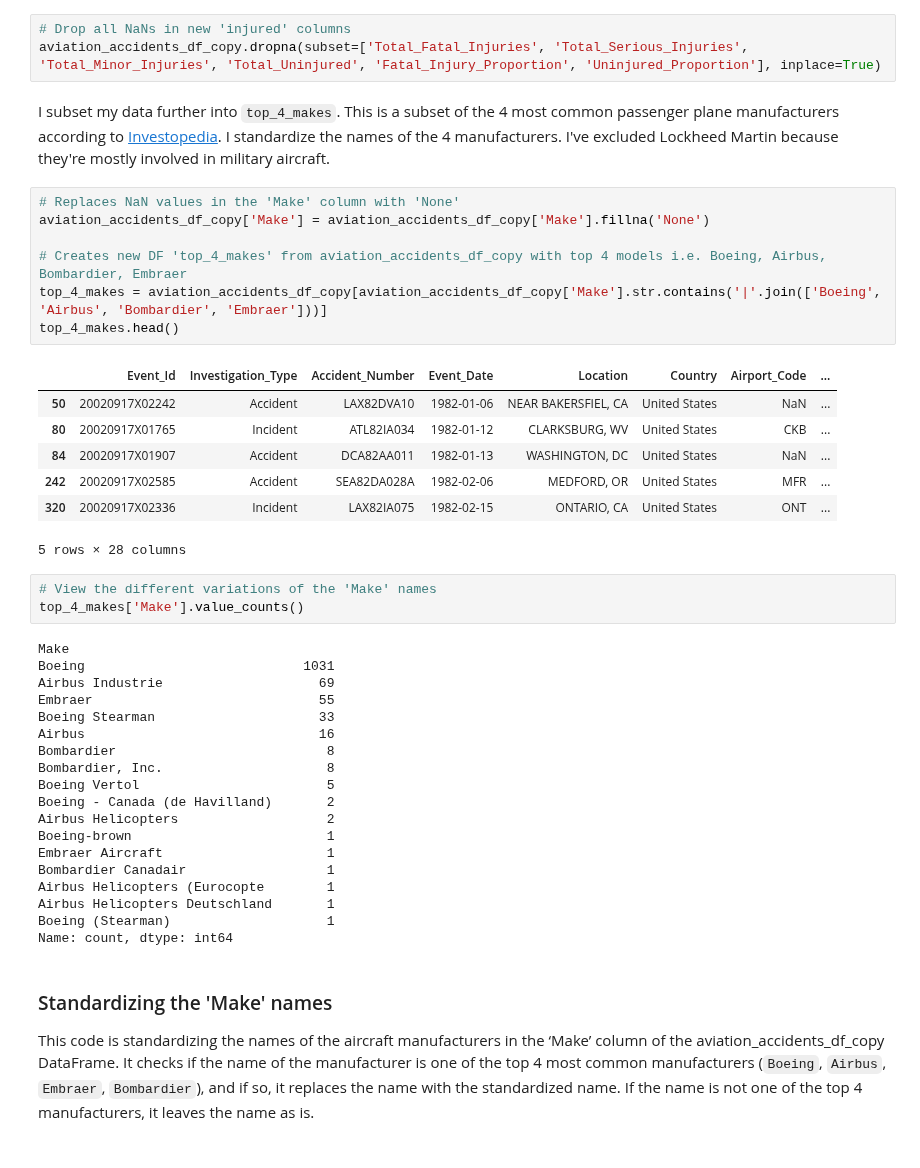
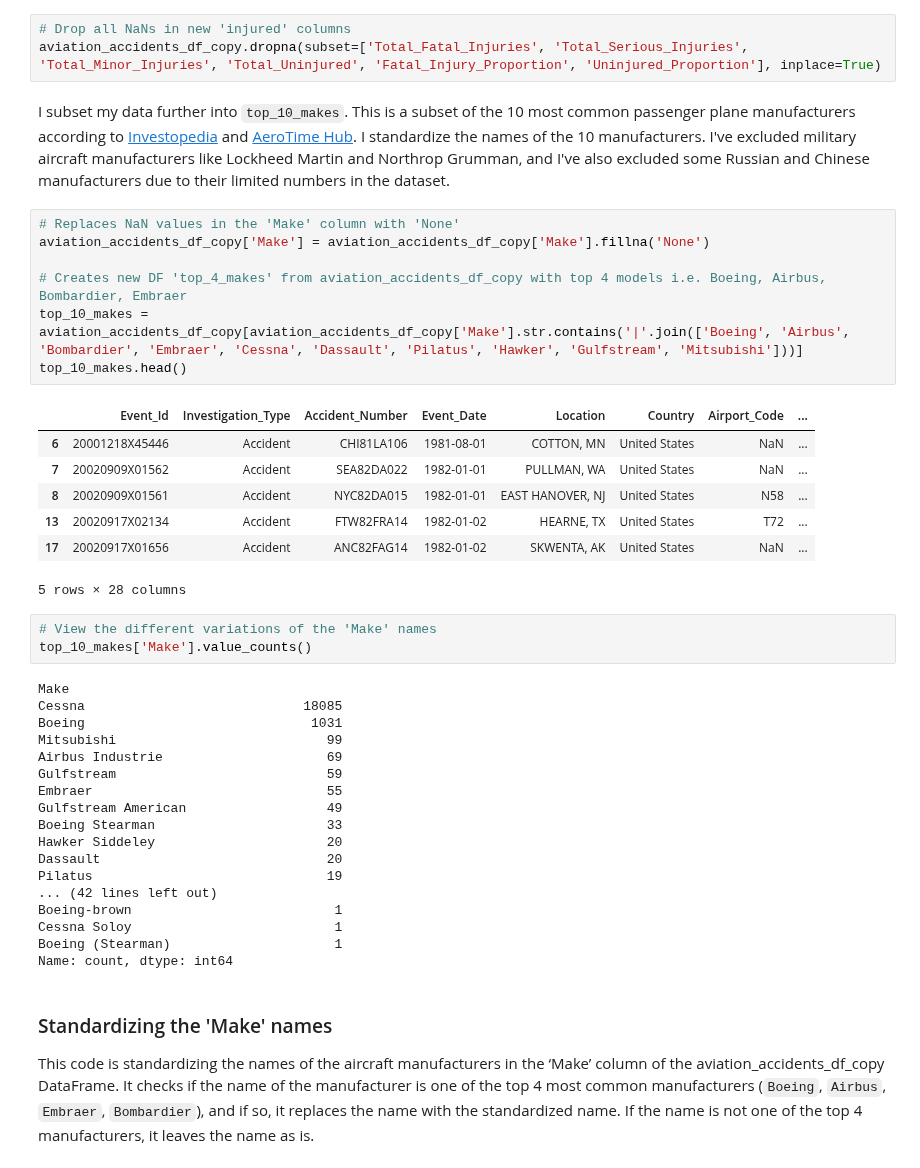
Before and after one commit to kev065/aviation-accidents, a Jupyter notebook: index.ipynb, the cells around one changed output. Drawn from its saved outputs; the diff is of its cells as text.

Commit message:
Add number of aircraft makes from 4 to 10

```diff
--- a/index.ipynb
+++ b/index.ipynb
@@ -188,43 +188,42 @@ aviation_accidents_df_copy[aviation_accidents_df_copy['Fatal_Injury_Proportion']
 # Drop all NaNs in new 'injured' columns
 aviation_accidents_df_copy.dropna(subset=['Total_Fatal_Injuries', 'Total_Serious_Injuries', 'Total_Minor_Injuries', 'Total_Uninjured', 'Fatal_Injury_Proportion', 'Uninjured_Proportion'], inplace=True)
 # %% [markdown]
-I subset my data further into `top_4_makes`. This is a subset of the 4 most common passenger plane manufacturers according to [Investopedia](https://www.investopedia.com/ask/answers/050415/what-companies-are-major-players-airline-supply-business.asp). I standardize the names of the 4 manufacturers. I've excluded Lockheed Martin because they're mostly involved in military aircraft.
+I subset my data further into `top_10_makes`. This is a subset of the 10 most common passenger plane manufacturers according to [Investopedia](https://www.investopedia.com/ask/answers/050415/what-companies-are-major-players-airline-supply-business.asp) and [AeroTime Hub](https://www.aerotime.aero/articles/top-10-largest-aircraft-manufacturers-in-the-world). I standardize the names of the 10 manufacturers. I've excluded military aircraft manufacturers like Lockheed Martin and Northrop Grumman, and I've also excluded some Russian and Chinese manufacturers due to their limited numbers in the dataset.
 # %%
 # Replaces NaN values in the 'Make' column with 'None'
 aviation_accidents_df_copy['Make'] = aviation_accidents_df_copy['Make'].fillna('None')
 
 # Creates new DF 'top_4_makes' from aviation_accidents_df_copy with top 4 models i.e. Boeing, Airbus, Bombardier, Embraer
-top_4_makes = aviation_accidents_df_copy[aviation_accidents_df_copy['Make'].str.contains('|'.join(['Boeing', 'Airbus', 'Bombardier', 'Embraer']))]
-top_4_makes.head()
+top_10_makes = aviation_accidents_df_copy[aviation_accidents_df_copy['Make'].str.contains('|'.join(['Boeing', 'Airbus', 'Bombardier', 'Embraer', 'Cessna', 'Dassault', 'Pilatus', 'Hawker', 'Gulfstream', 'Mitsubishi']))]
+top_10_makes.head()
 # %% [output]
 |  | Event_Id | Investigation_Type | Accident_Number | Event_Date | Location | Country | Airport_Code | ... |
-| 50 | 20020917X02242 | Accident | LAX82DVA10 | 1982-01-06 | NEAR BAKERSFIEL, CA | United States | NaN | ... |
-| 80 | 20020917X01765 | Incident | ATL82IA034 | 1982-01-12 | CLARKSBURG, WV | United States | CKB | ... |
-| 84 | 20020917X01907 | Accident | DCA82AA011 | 1982-01-13 | WASHINGTON, DC | United States | NaN | ... |
-| 242 | 20020917X02585 | Accident | SEA82DA028A | 1982-02-06 | MEDFORD, OR | United States | MFR | ... |
-| 320 | 20020917X02336 | Incident | LAX82IA075 | 1982-02-15 | ONTARIO, CA | United States | ONT | ... |
+| 6 | 20001218X45446 | Accident | CHI81LA106 | 1981-08-01 | COTTON, MN | United States | NaN | ... |
+| 7 | 20020909X01562 | Accident | SEA82DA022 | 1982-01-01 | PULLMAN, WA | United States | NaN | ... |
+| 8 | 20020909X01561 | Accident | NYC82DA015 | 1982-01-01 | EAST HANOVER, NJ | United States | N58 | ... |
+| 13 | 20020917X02134 | Accident | FTW82FRA14 | 1982-01-02 | HEARNE, TX | United States | T72 | ... |
+| 17 | 20020917X01656 | Accident | ANC82FAG14 | 1982-01-02 | SKWENTA, AK | United States | NaN | ... |
 5 rows × 28 columns
 # %%
 # View the different variations of the 'Make' names
-top_4_makes['Make'].value_counts()
+top_10_makes['Make'].value_counts()
 # %% [output]
 Make
-Boeing                            1031
-Airbus Industrie                    69
-Embraer                             55
-Boeing Stearman                     33
-Airbus                              16
-Bombardier                           8
-Bombardier, Inc.                     8
-Boeing Vertol                        5
-Boeing - Canada (de Havilland)       2
-Airbus Helicopters                   2
-Boeing-brown                         1
-Embraer Aircraft                     1
-Bombardier Canadair                  1
-Airbus Helicopters (Eurocopte        1
-Airbus Helicopters Deutschland       1
-Boeing (Stearman)                    1
+Cessna                            18085
+Boeing                             1031
+Mitsubishi                           99
+Airbus Industrie                     69
+Gulfstream                           59
+Embraer                              55
+Gulfstream American                  49
+Boeing Stearman                      33
+Hawker Siddeley                      20
+Dassault                             20
+Pilatus                              19
+... (42 lines left out)
+Boeing-brown                          1
+Cessna Soloy                          1
+Boeing (Stearman)                     1
 Name: count, dtype: int64
 # %% [markdown]
 ### Standardizing the 'Make' names
```
Also changed, not shown: parts of 1 cell of this notebook.
